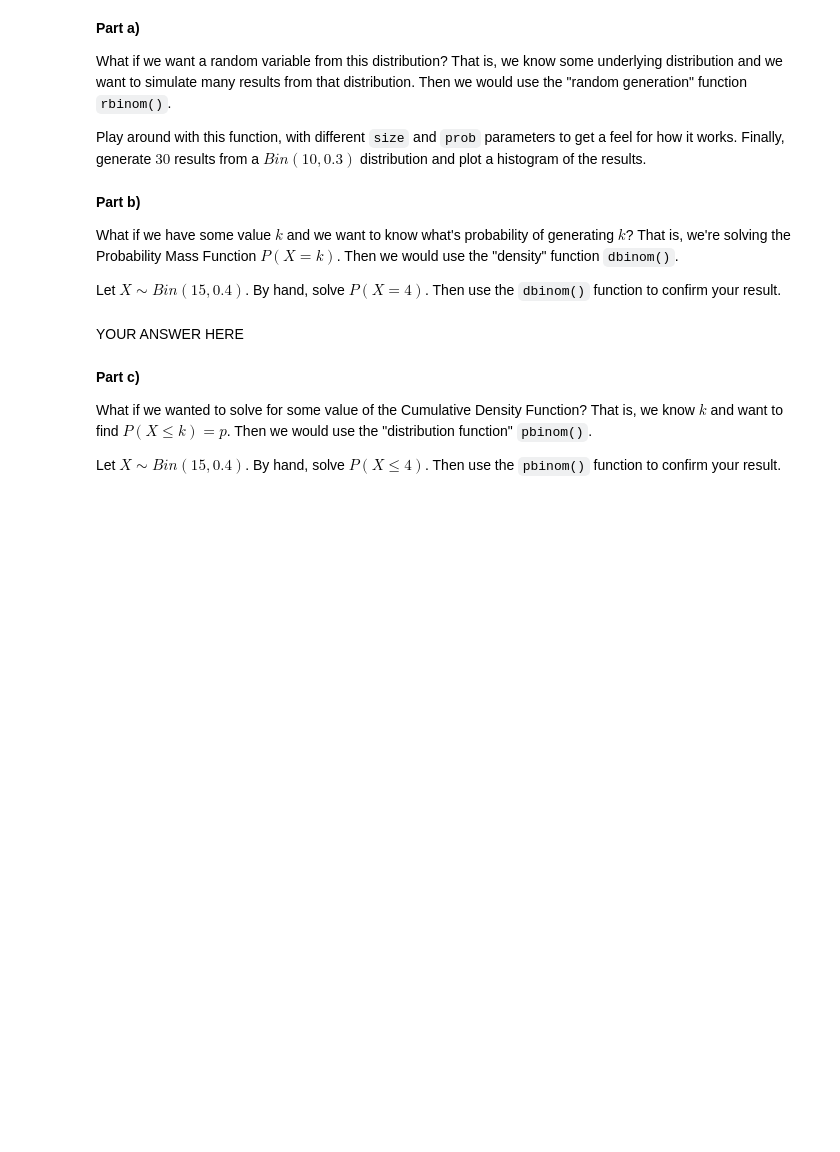
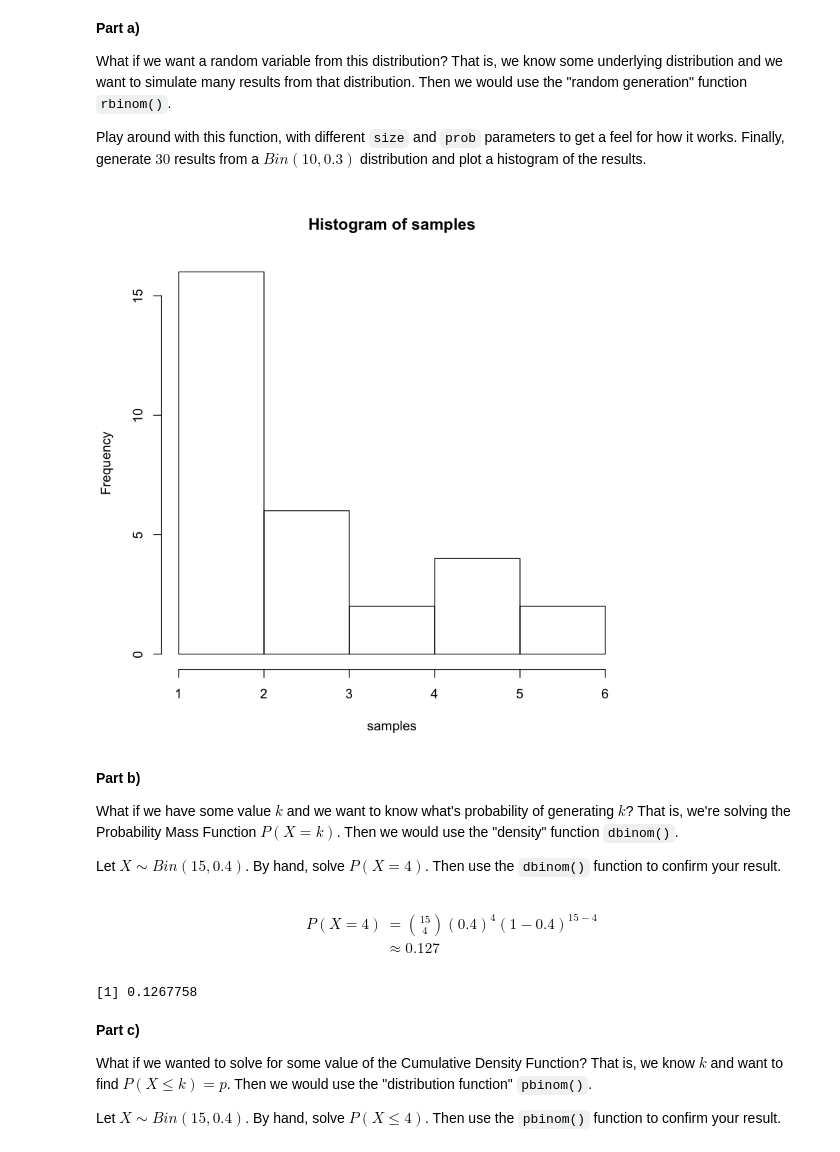
Before and after one commit to aaronliruns/probability-r, a Jupyter notebook: week3/P_M3_1.ipynb, the cells around one changed output. Saved outputs shown, nothing was run; the diff lists cells and outputs as text; code cells hidden in the pictures; blank space fills up the shorter version.

```diff
--- a/week3/P_M3_1.ipynb
+++ b/week3/P_M3_1.ipynb
@@ -76,13 +121,25 @@ Play around with this function, with different `size` and `prob` parameters to g
+# %%
+# YOUR CODE HERE
+samples = rbinom(30, size=10, prob=0.3)
+hist(samples)
+# %% [output]
+[figure, added]
 # %% [markdown]
 **Part b)**
 
 What if we have some value $k$ and we want to know what's probability of generating $k$? That is, we're solving the Probability Mass Function $P(X=k)$. Then we would use the "density" function `dbinom()`.
 
 Let $X \sim Bin(15, 0.4)$. By hand, solve $P(X=4)$. Then use the `dbinom()` function to confirm your result.
-# %% [markdown]
-YOUR ANSWER HERE
+# %% [markdown]
+\begin{align*}
+    P(X=4) &= {15 \choose 4}(0.4)^4(1-0.4)^{15-4} \\
+    &\approx 0.127
+\end{align*}
 # %%
 # YOUR CODE HERE
+dbinom(4, size=15, prob=0.4)
+# %% [output]
+[1] 0.1267758
 # %% [markdown]
 **Part c)**
 
```
Also changed, not shown: parts of 11 cells of this notebook, 1 other file.
